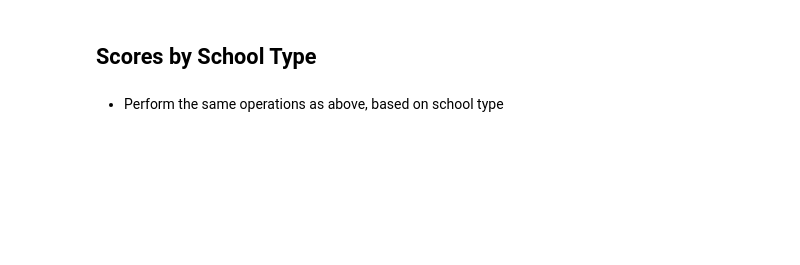
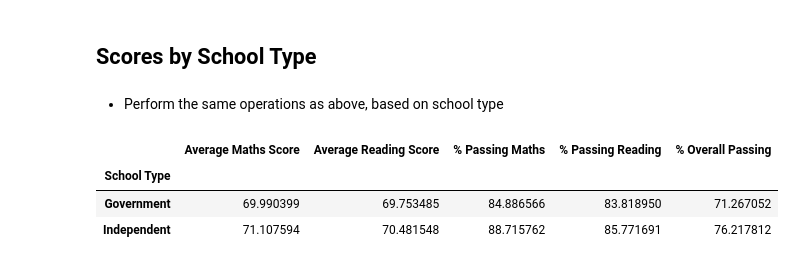
Before and after one commit to lcardsvr/pandas-challenge, a Jupyter notebook: PyCitySchools/PyCitySchools_starter.ipynb, the cells around one changed output. Cells and saved outputs as stored; diff of their text form; code cells hidden in the pictures; blank space fills up the shorter version.

```diff
--- a/PyCitySchools/PyCitySchools_starter.ipynb
+++ b/PyCitySchools/PyCitySchools_starter.ipynb
@@ -389,3 +438,41 @@ Reading_df.head(15)
 ## Scores by School Type
 # %% [markdown]
 * Perform the same operations as above, based on school type
+# %%
+#  As above dfx4 Contains all the students grades with the columns listed below as well as the school type, size, budget and budget per student information
+
+#   Passed_math with a 1 if the score is greater or equal to 50 in Maths
+#   Passed_reading with a 1 if the score is greater or equal to 50 in Reading
+#   Passed_Overall with a 1 if the score is greater or equal to 50 in Maths and in Reading
+
+# # Creating a group based off of the bins
+School_Type_df = dfx4.groupby("type").mean()
+
+
+# School_Type_df contains only the relevant columns as below:
+
+School_Type_df = dfx4 [["type", "maths_score", "reading_score" , "Passed_math", "Passed_reading", "Passed_Overall" ]]
+
+# School_Type_df column renaming to comply with the presentation requirements
+
+School_Type_df = School_Type_df.rename(columns={ "type" : "School Type" ,"maths_score" : "Average Maths Score", "reading_score": "Average Reading Score" , "Passed_math" : "% Passing Maths", "Passed_reading" : "% Passing Reading", "Passed_Overall": "% Overall Passing"})
+
+# # Creating a group based off of the bins
+School_Type_df = School_Type_df.groupby("School Type").mean()
+
+
+
+# School_Type_df mapping to comply with the presentation requirements
+
+School_Type_df["% Passing Maths"] = (School_Type_df["% Passing Maths"]*100)
+
+School_Type_df["% Passing Reading"] = (School_Type_df["% Passing Reading"]*100)
+
+School_Type_df["% Overall Passing"] = (School_Type_df["% Overall Passing"]*100)
+
+School_Type_df
+# %% [output]
+|  | Average Maths Score | Average Reading Score | % Passing Maths | % Passing Reading | % Overall Passing |
+| School Type |  |  |  |  |  |
+| Government | 69.990399 | 69.753485 | 84.886566 | 83.818950 | 71.267052 |
+| Independent | 71.107594 | 70.481548 | 88.715762 | 85.771691 | 76.217812 |
```
Also changed, not shown: parts of 9 cells of this notebook, 4 other files.
